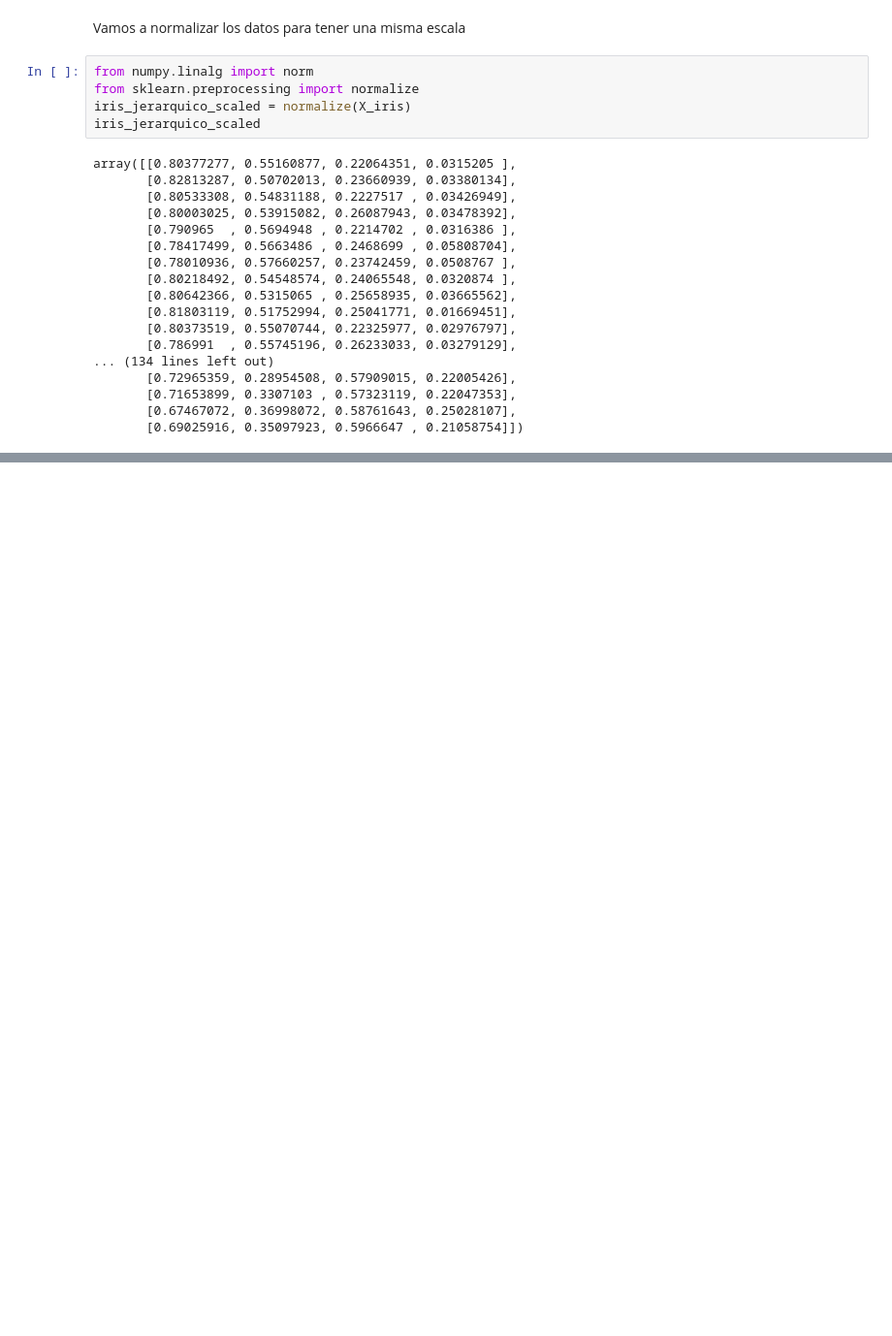
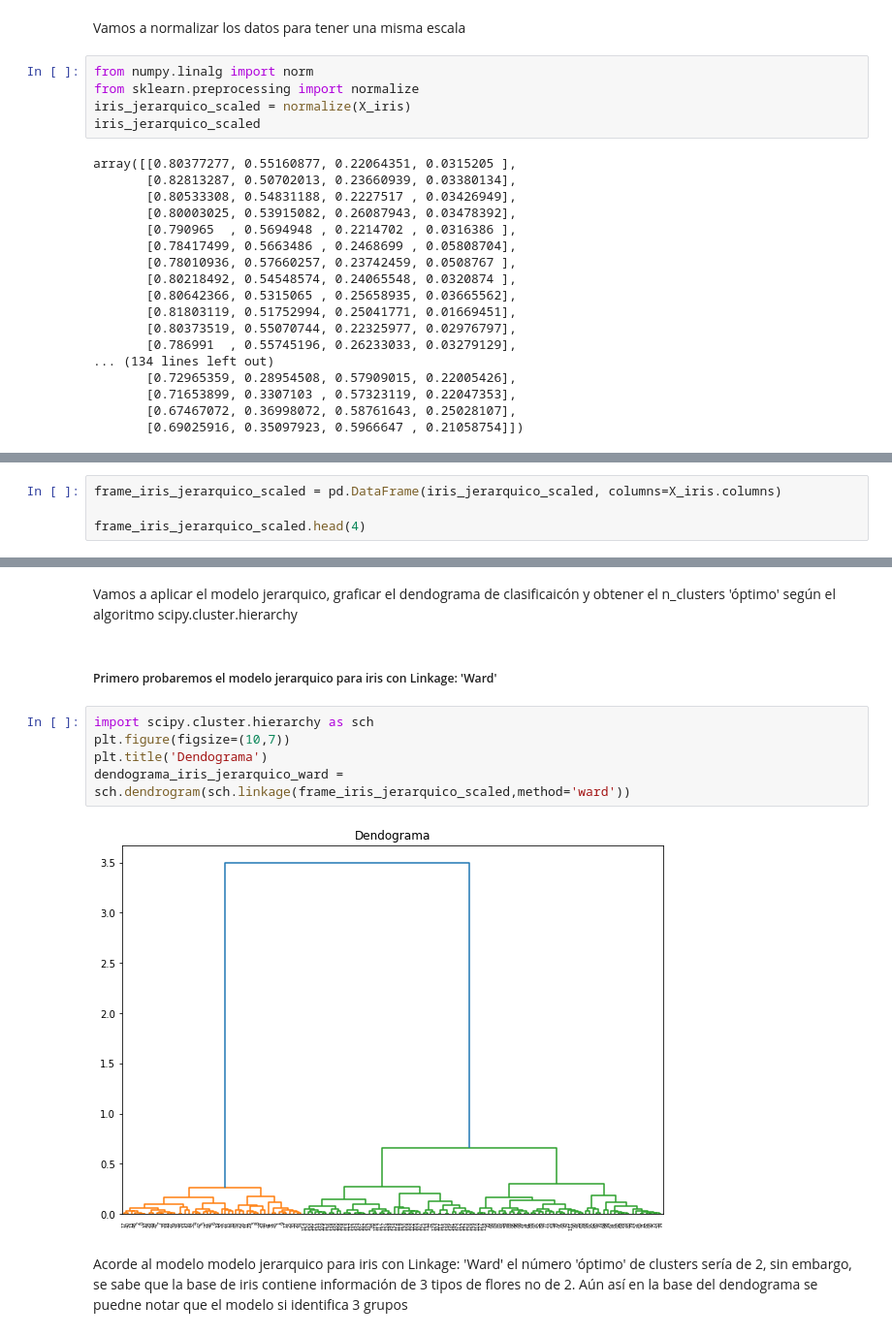
Before and after one commit to Sergio-Ibarra-1795/Diplomado_UNAM_DC_Full_gitHub, a Jupyter notebook: Modulo7_Aprendizaje_NO_supervisado/Modulo7_Practica1.ipynb, the cells around one changed output, grey strips where cells are left out. Shown at 97% size. Cells and saved outputs as stored; diff of their text form; blank space fills up the shorter version.

Commit message:
Creando documento de Modululo 7 Practica1 Aplicación de k-means, cluster jerarquico y GMM a iris

```diff
--- a/Modulo7_Aprendizaje_NO_supervisado/Modulo7_Practica1.ipynb
+++ b/Modulo7_Aprendizaje_NO_supervisado/Modulo7_Practica1.ipynb
@@ -142,0 +147,4 @@ array([[0.80377277, 0.55160877, 0.22064351, 0.0315205 ],
+# %%
+frame_iris_jerarquico_scaled = pd.DataFrame(iris_jerarquico_scaled, columns=X_iris.columns)
+
+frame_iris_jerarquico_scaled.head(4)
@@ -142,0 +157,13 @@ array([[0.80377277, 0.55160877, 0.22064351, 0.0315205 ],
+# %% [markdown]
+Vamos a aplicar el modelo jerarquico, graficar el dendograma de clasificaicón y obtener el n_clusters 'óptimo' según el algoritmo scipy.cluster.hierarchy
+# %% [markdown]
+##### Primero probaremos el modelo jerarquico para iris con Linkage: 'Ward'
+# %%
+import scipy.cluster.hierarchy as sch
+plt.figure(figsize=(10,7))
+plt.title('Dendograma')
+dendograma_iris_jerarquico_ward = sch.dendrogram(sch.linkage(frame_iris_jerarquico_scaled,method='ward'))
+# %% [output]
+[figure, added]
+# %% [markdown]
+Acorde al modelo modelo jerarquico para iris con Linkage: 'Ward' el número 'óptimo' de clusters sería de 2, sin embargo, se sabe que la base de iris contiene información de 3 tipos de flores no de 2. Aún así en la base del dendograma se puedne notar que el modelo si identifica 3 grupos
```
Also changed, not shown: parts of 22 cells of this notebook, 1 other file.
